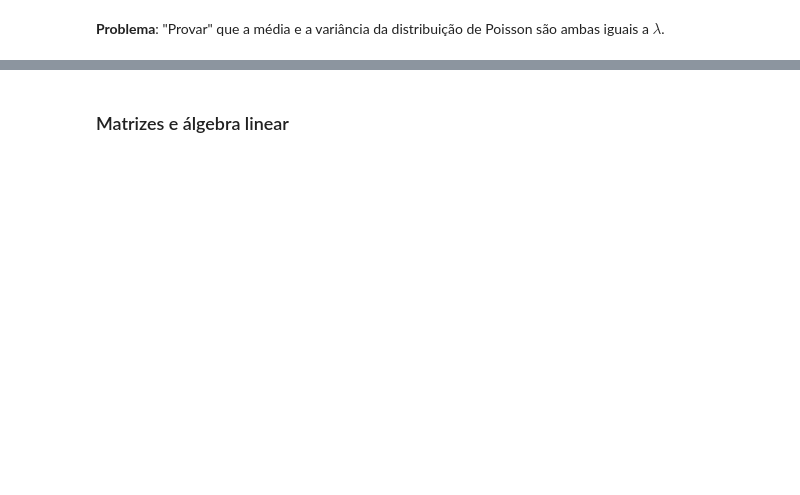
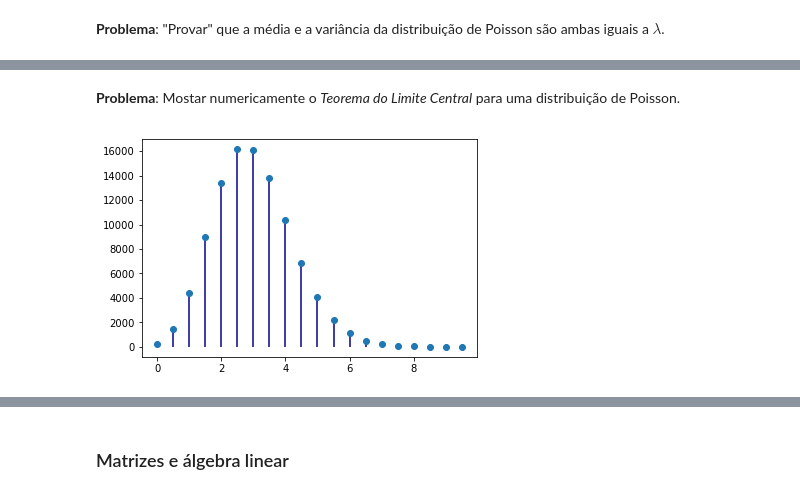
Before and after one commit to aeferreira/classes_Python_Bq_computacional, a Jupyter notebook: aulas/10_scientific_modules.ipynb, the cells around one changed output, grey strips where cells are left out. Cells and saved outputs as stored; diff of their text form; code cells hidden in the pictures; blank space fills up the shorter version.

```diff
--- a/aulas/10_scientific_modules.ipynb
+++ b/aulas/10_scientific_modules.ipynb
@@ -153,0 +440,14 @@ print(difs[-20:])
+# %% [markdown]
+**Problema**: Mostar numericamente o _Teorema do Limite Central_ para uma distribuição de Poisson.
+# %%
+# Distribuição de médias de amostras de 2
+sample = np.random.poisson(3, (100000,2) )
+
+means = sample.mean(axis=1)
+
+unique, counts = np.unique(means, return_counts=True)
+
+pl.vlines(unique, [0], counts, color='darkblue')
+g = pl.plot(unique, counts, 'o')
+# %% [output]
+[figure, added]
```
Also changed, not shown: parts of 69 cells of this notebook, 18 other files.
